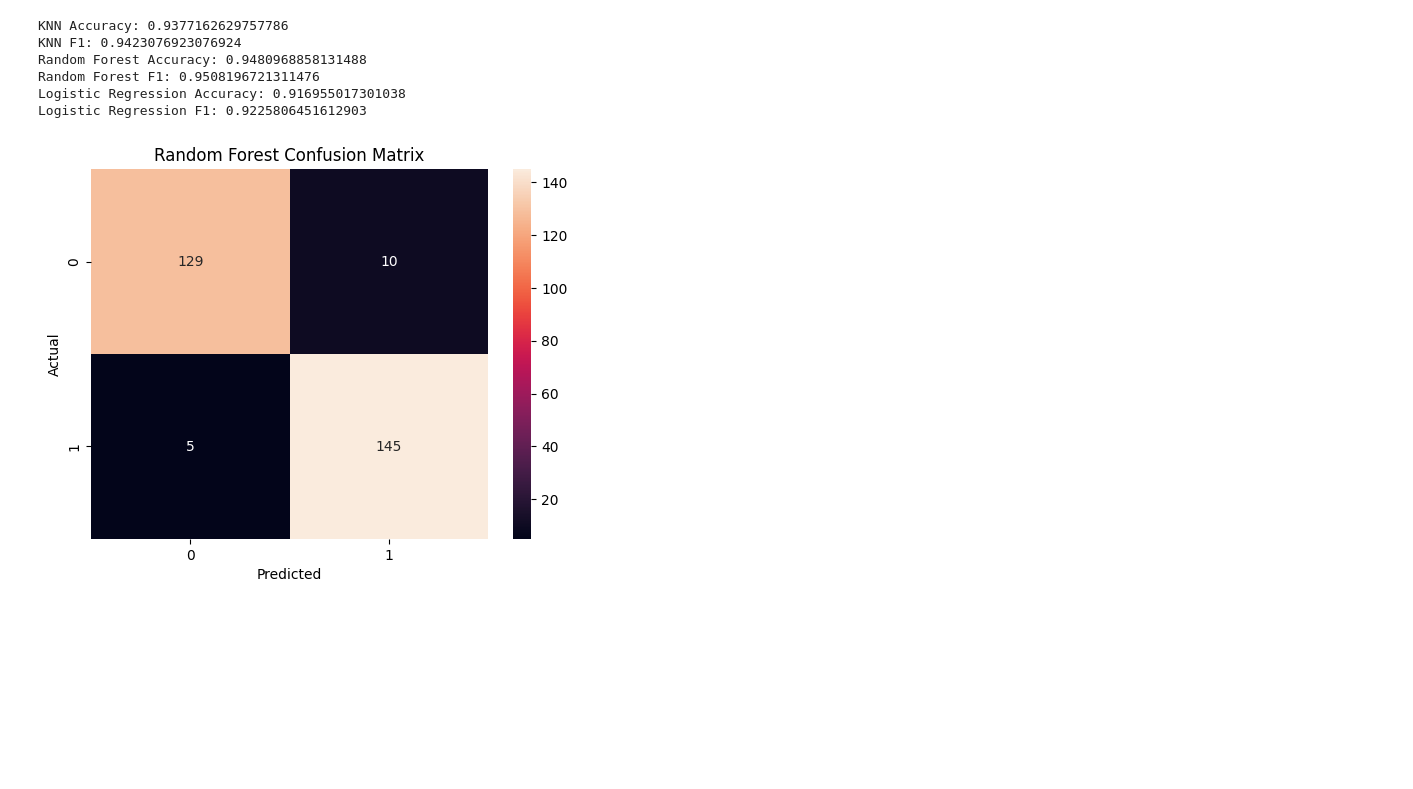
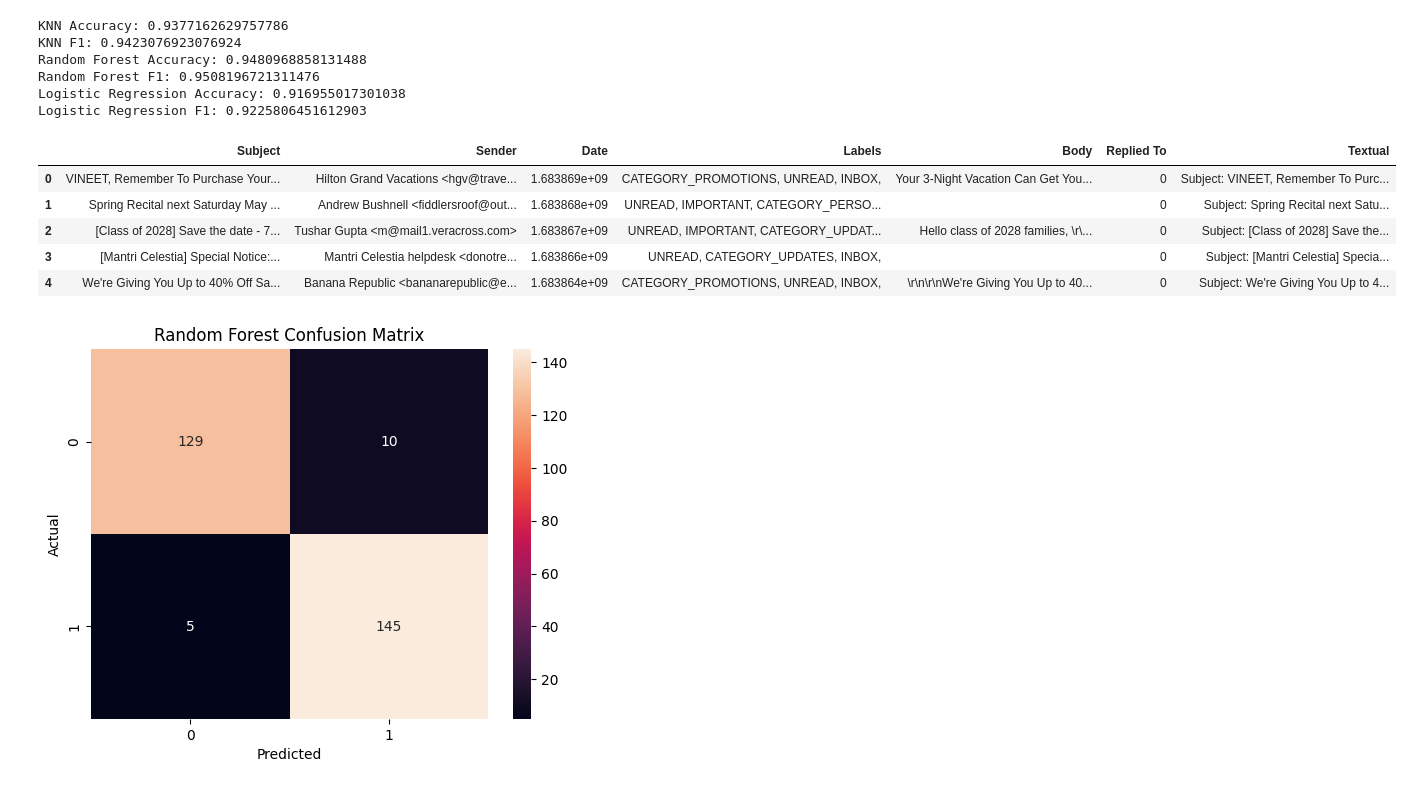
Before and after one commit to aryavtaneja/EmailAnalysis, a Jupyter notebook: logreg.ipynb, the cells around one changed output. Saved outputs shown, nothing was run; the diff lists cells and outputs as text; code cells hidden in the pictures; blank space fills up the shorter version.

```diff
--- a/logreg.ipynb
+++ b/logreg.ipynb
@@ -62,4 +62,28 @@ Random Forest Accuracy: 0.9480968858131488
 Random Forest F1: 0.9508196721311476
 Logistic Regression Accuracy: 0.916955017301038
 Logistic Regression F1: 0.9225806451612903
+# %%
+import tensorflow as tf
+from tensorflow.keras.models import load_model
+from tensorflow.keras import layers
+from tensorflow.keras.layers import TextVectorization, Normalization
+from tensorflow.keras.layers.experimental.preprocessing import TextVectorization
+
+model = load_model('model')
+
+testing_data = pd.read_parquet('olddata.parquet')
+
+#combine the subject, body and sender into one column called Textual
+for index, row in testing_data.iterrows():
+	testing_data.at[index, 'Textual'] = f'Subject: {row["Subject"]} Body: {row["Body"]} Sender: {row["Sender"]}'
+
+textual = testing_data['Textual'].values
+numerical = testing_data['Date'].values
+# %% [output]
+|  | Subject | Sender | Date | Labels | Body | Replied To | Textual |
+| 0 | VINEET, Remember To Purchase Your... | Hilton Grand Vacations <hgv@trave... | 1.683869e+09 | CATEGORY_PROMOTIONS, UNREAD, INBOX, | Your 3-Night Vacation Can Get You... | 0 | Subject: VINEET, Remember To Purc... |
+| 1 | Spring Recital next Saturday May ... | Andrew Bushnell <fiddlersroof@out... | 1.683868e+09 | UNREAD, IMPORTANT, CATEGORY_PERSO... |  | 0 | Subject: Spring Recital next Satu... |
+| 2 | [Class of 2028] Save the date - 7... | Tushar Gupta <m@mail1.veracross.com> | 1.683867e+09 | UNREAD, IMPORTANT, CATEGORY_UPDAT... | Hello class of 2028 families, \r\... | 0 | Subject: [Class of 2028] Save the... |
+| 3 | [Mantri Celestia] Special Notice:... | Mantri Celestia helpdesk <donotre... | 1.683866e+09 | UNREAD, CATEGORY_UPDATES, INBOX, |  | 0 | Subject: [Mantri Celestia] Specia... |
+| 4 | We're Giving You Up to 40% Off Sa... | Banana Republic <bananarepublic@e... | 1.683864e+09 | CATEGORY_PROMOTIONS, UNREAD, INBOX, | \r\n\r\nWe're Giving You Up to 40... | 0 | Subject: We're Giving You Up to 4... |
 # %%
```
Also changed, not shown: parts of 1 cell of this notebook.
